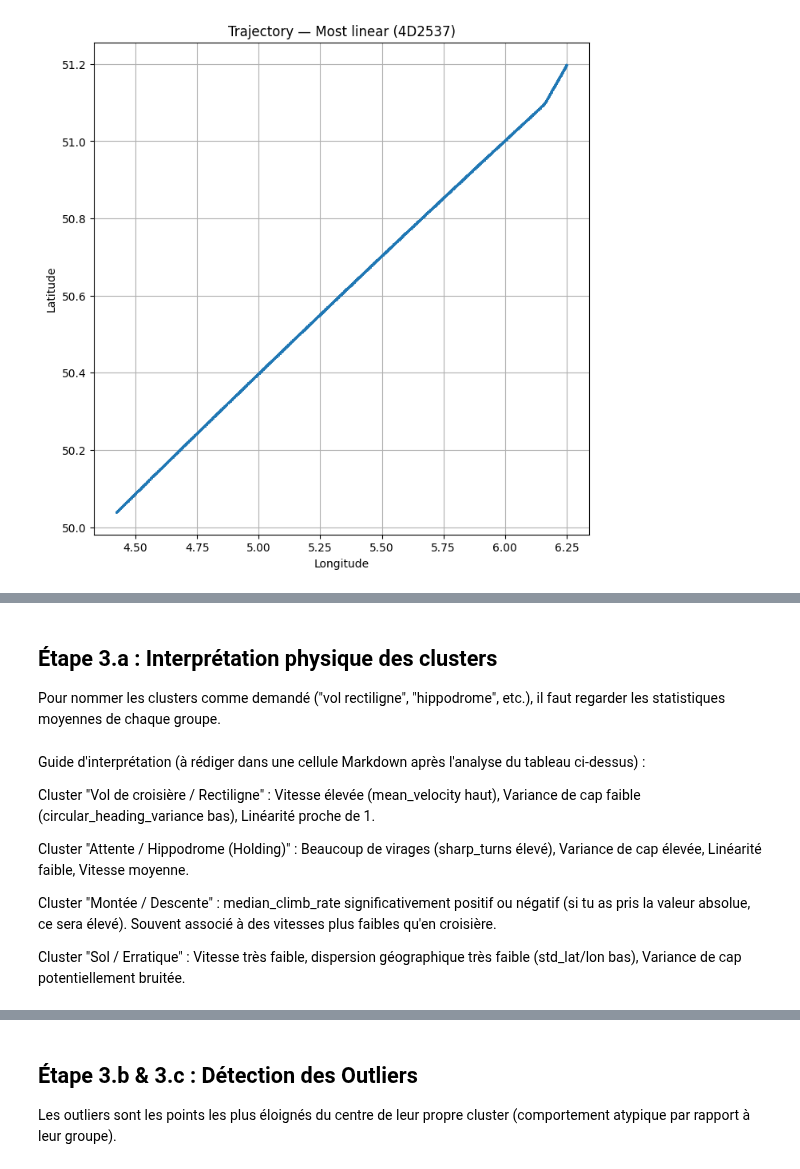
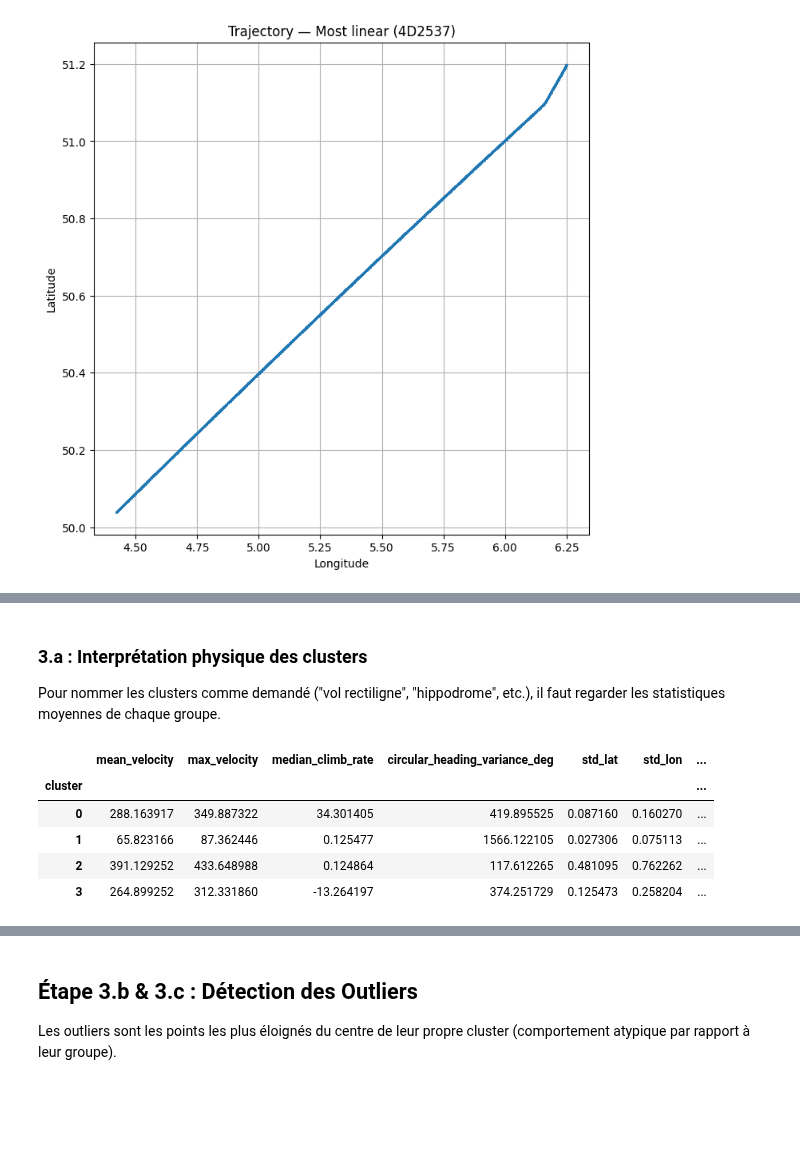
Before and after one commit to MGentieu/Data_analytics_aircraft_messages, a Jupyter notebook: TP3/GENTIEU_GOUESSE_TP3_clustering.ipynb, the cells around one changed output, grey strips where cells are left out. Drawn from its saved outputs; the diff is of its cells as text; code cells hidden in the pictures; blank space fills up the shorter version.

```diff
--- a/TP3/GENTIEU_GOUESSE_TP3_clustering.ipynb
+++ b/TP3/GENTIEU_GOUESSE_TP3_clustering.ipynb
@@ -689,22 +770,19 @@ plt.show()
 # %% [markdown]
-## Étape 3.a : Interprétation physique des clusters
+### 3.a : Interprétation physique des clusters
 Pour nommer les clusters comme demandé ("vol rectiligne", "hippodrome", etc.), il faut regarder les statistiques moyennes de chaque groupe.
 # %%
 # Calcul des moyennes par cluster pour l'interprétation
 cluster_stats = df_icao_clean.groupby('cluster')[features_cols].mean()
 
 # Ajout du nombre d'avions par cluster
-cluster_stats['count'] = df_icao_clean.groupby('cluster')['icao'].count()
+cluster_stats['count'] = df_icao_clean.groupby('cluster').size()
 
 # Affichage avec un gradient de couleur pour mieux voir les différences
 display(cluster_stats.style.background_gradient(cmap='coolwarm', axis=0))
+# %% [output]
+|  | mean_velocity | max_velocity | median_climb_rate | circular_heading_variance_deg | std_lat | std_lon | ... |
+| cluster |  |  |  |  |  |  | ... |
+| 0 | 288.163917 | 349.887322 | 34.301405 | 419.895525 | 0.087160 | 0.160270 | ... |
+| 1 | 65.823166 | 87.362446 | 0.125477 | 1566.122105 | 0.027306 | 0.075113 | ... |
+| 2 | 391.129252 | 433.648988 | 0.124864 | 117.612265 | 0.481095 | 0.762262 | ... |
+| 3 | 264.899252 | 312.331860 | -13.264197 | 374.251729 | 0.125473 | 0.258204 | ... |
-# %% [markdown]
-Guide d'interprétation (à rédiger dans une cellule Markdown après l'analyse du tableau ci-dessus) :
-
-Cluster "Vol de croisière / Rectiligne" : Vitesse élevée (mean_velocity haut), Variance de cap faible (circular_heading_variance bas), Linéarité proche de 1.
-
-Cluster "Attente / Hippodrome (Holding)" : Beaucoup de virages (sharp_turns élevé), Variance de cap élevée, Linéarité faible, Vitesse moyenne.
-
-Cluster "Montée / Descente" : median_climb_rate significativement positif ou négatif (si tu as pris la valeur absolue, ce sera élevé). Souvent associé à des vitesses plus faibles qu'en croisière.
-
-Cluster "Sol / Erratique" : Vitesse très faible, dispersion géographique très faible (std_lat/lon bas), Variance de cap potentiellement bruitée.
```
Also changed, not shown: parts of 23 cells of this notebook.
